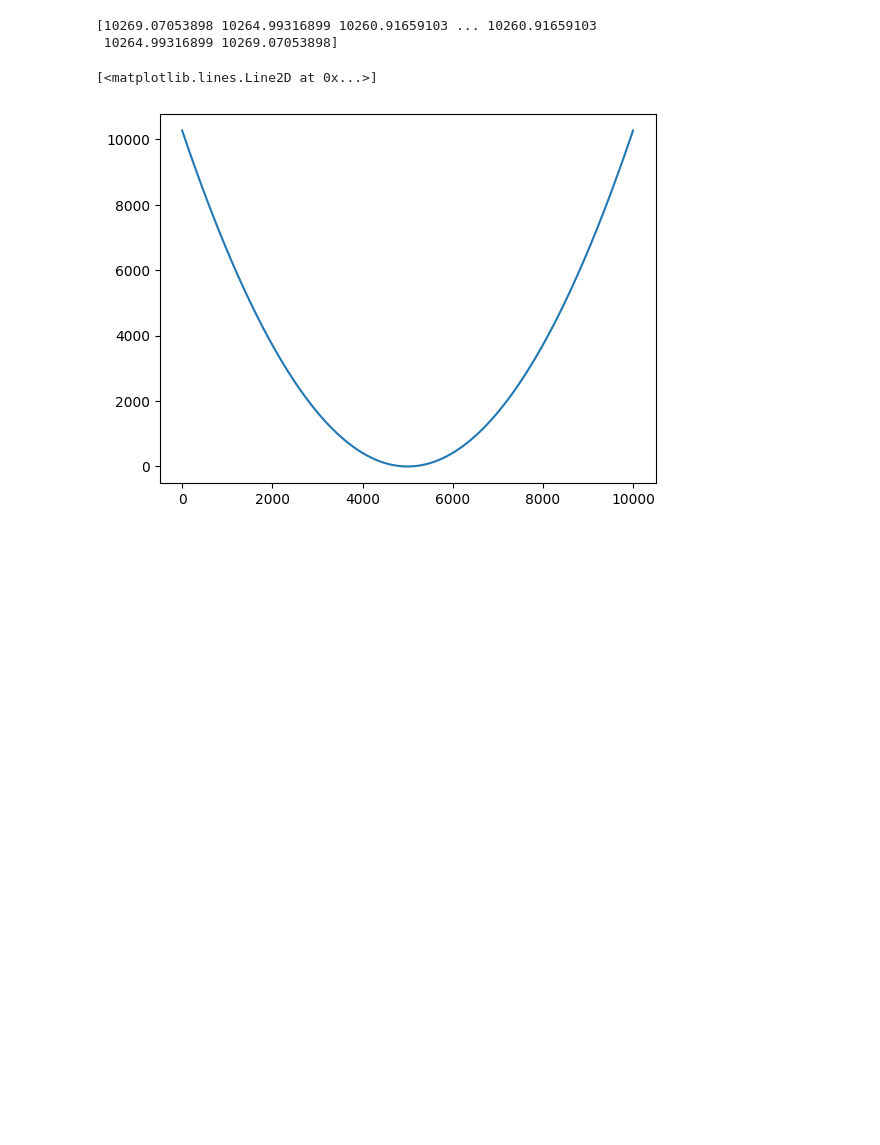
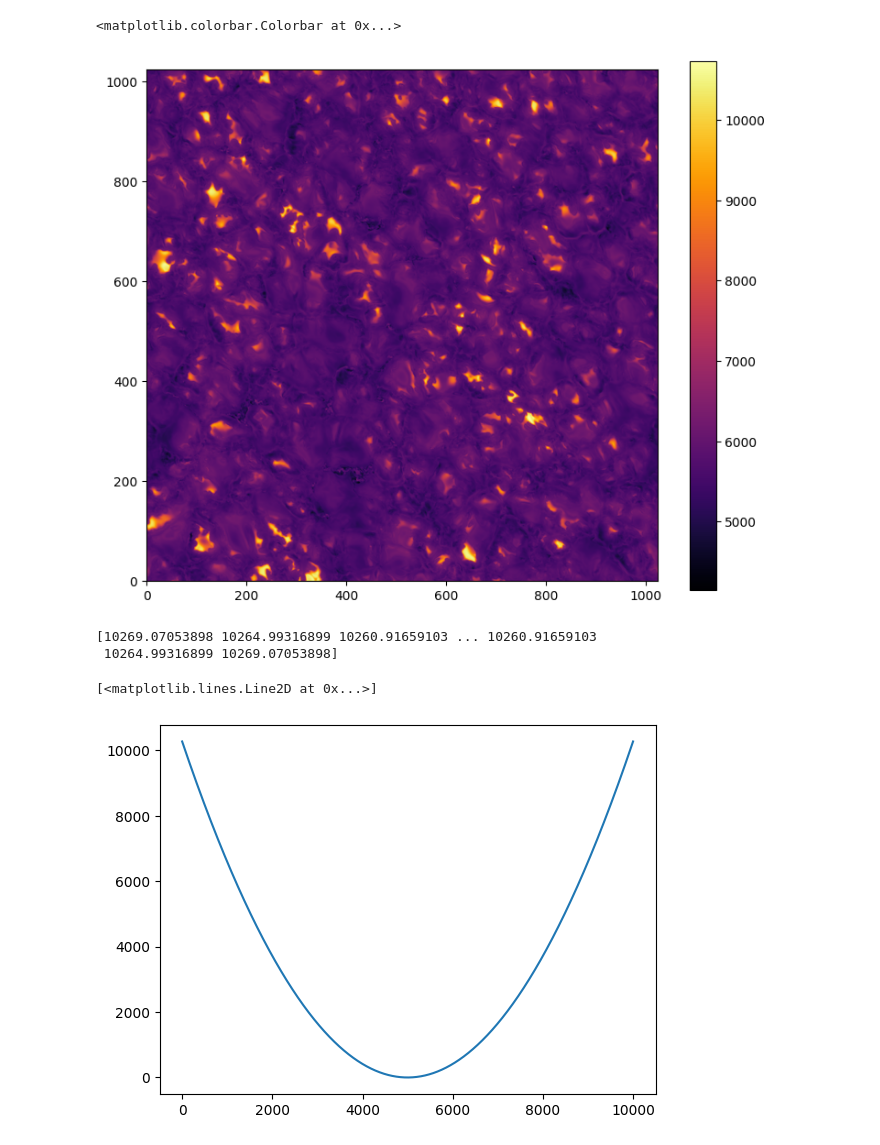
Before and after one commit to ivanzmilic/offlimb_3D_modeling, a Jupyter notebook: synth_test.ipynb, the cells around one changed output. Saved outputs shown, nothing was run; the diff lists cells and outputs as text; code cells hidden in the pictures; blank space fills up the shorter version.

```diff
--- a/synth_test.ipynb
+++ b/synth_test.ipynb
@@ -45,3 +24,10 @@ plt.imshow(Tt[:,:,0].T, origin='lower')
+# %%
+plt.figure(figsize=[9,7.5])
+plt.imshow(Tt[:,:,50].T, origin='lower',cmap='inferno')
+plt.colorbar()
+# %% [output]
+<matplotlib.colorbar.Colorbar at 0x...>
+[figure, added]
 # %%
 ## Test the curvature a little bit:
 
```
Also changed, not shown: parts of 11 cells of this notebook, 7 other files.
